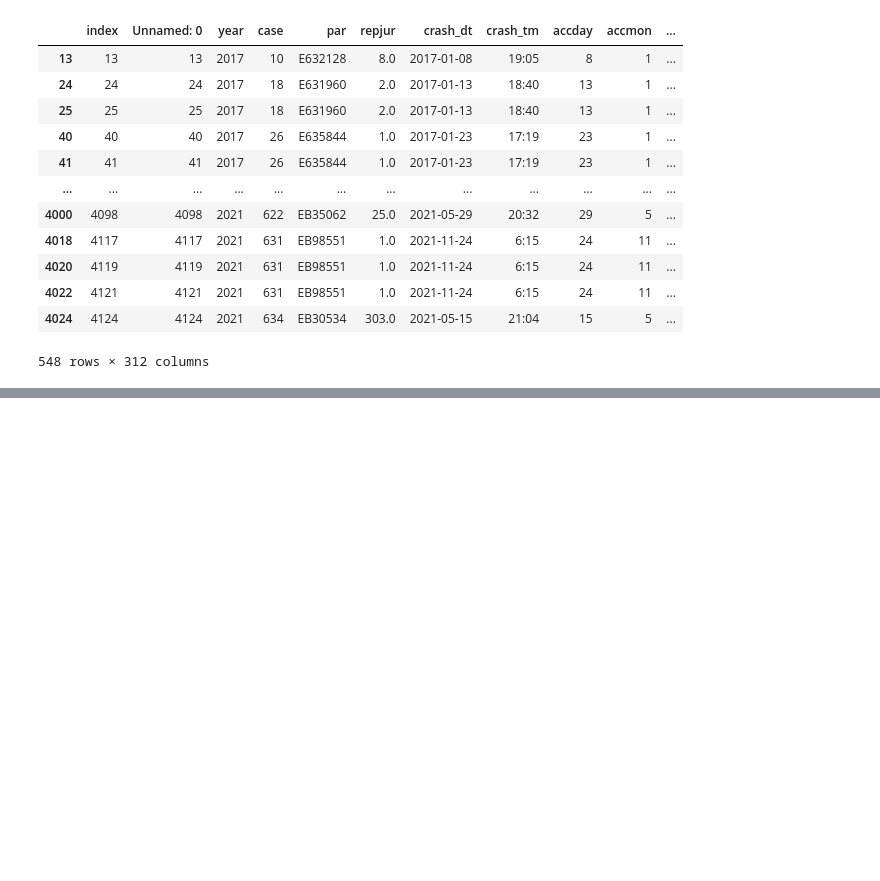
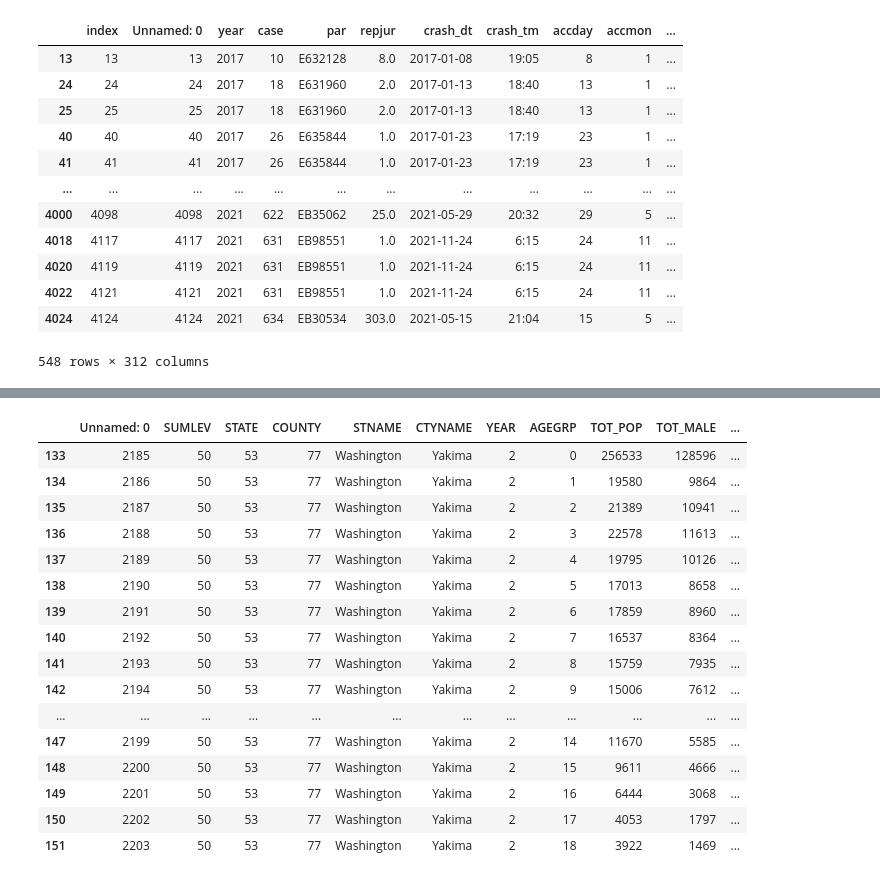
Before and after one commit to uysiri/info-challenge-teamIC23058, a Jupyter notebook: umdinfochallenge.ipynb, the cells around one changed output, grey strips where cells are left out. Saved outputs shown, nothing was run; the diff lists cells and outputs as text; code cells hidden in the pictures; blank space fills up the shorter version.

```diff
--- a/umdinfochallenge.ipynb
+++ b/umdinfochallenge.ipynb
@@ -363,0 +394,20 @@ newdata
+# %%
+demo.loc[demo['CTYNAME']=='Yakima']
+# %% [output]
+|  | Unnamed: 0 | SUMLEV | STATE | COUNTY | STNAME | CTYNAME | YEAR | AGEGRP | TOT_POP | TOT_MALE | ... |
+| 133 | 2185 | 50 | 53 | 77 | Washington | Yakima | 2 | 0 | 256533 | 128596 | ... |
+| 134 | 2186 | 50 | 53 | 77 | Washington | Yakima | 2 | 1 | 19580 | 9864 | ... |
+| 135 | 2187 | 50 | 53 | 77 | Washington | Yakima | 2 | 2 | 21389 | 10941 | ... |
+| 136 | 2188 | 50 | 53 | 77 | Washington | Yakima | 2 | 3 | 22578 | 11613 | ... |
+| 137 | 2189 | 50 | 53 | 77 | Washington | Yakima | 2 | 4 | 19795 | 10126 | ... |
+| 138 | 2190 | 50 | 53 | 77 | Washington | Yakima | 2 | 5 | 17013 | 8658 | ... |
+| 139 | 2191 | 50 | 53 | 77 | Washington | Yakima | 2 | 6 | 17859 | 8960 | ... |
+| 140 | 2192 | 50 | 53 | 77 | Washington | Yakima | 2 | 7 | 16537 | 8364 | ... |
+| 141 | 2193 | 50 | 53 | 77 | Washington | Yakima | 2 | 8 | 15759 | 7935 | ... |
+| 142 | 2194 | 50 | 53 | 77 | Washington | Yakima | 2 | 9 | 15006 | 7612 | ... |
+| ... | ... | ... | ... | ... | ... | ... | ... | ... | ... | ... | ... |
+| 147 | 2199 | 50 | 53 | 77 | Washington | Yakima | 2 | 14 | 11670 | 5585 | ... |
+| 148 | 2200 | 50 | 53 | 77 | Washington | Yakima | 2 | 15 | 9611 | 4666 | ... |
+| 149 | 2201 | 50 | 53 | 77 | Washington | Yakima | 2 | 16 | 6444 | 3068 | ... |
+| 150 | 2202 | 50 | 53 | 77 | Washington | Yakima | 2 | 17 | 4053 | 1797 | ... |
+| 151 | 2203 | 50 | 53 | 77 | Washington | Yakima | 2 | 18 | 3922 | 1469 | ... |
```
Also changed, not shown: parts of 4 cells of this notebook.
